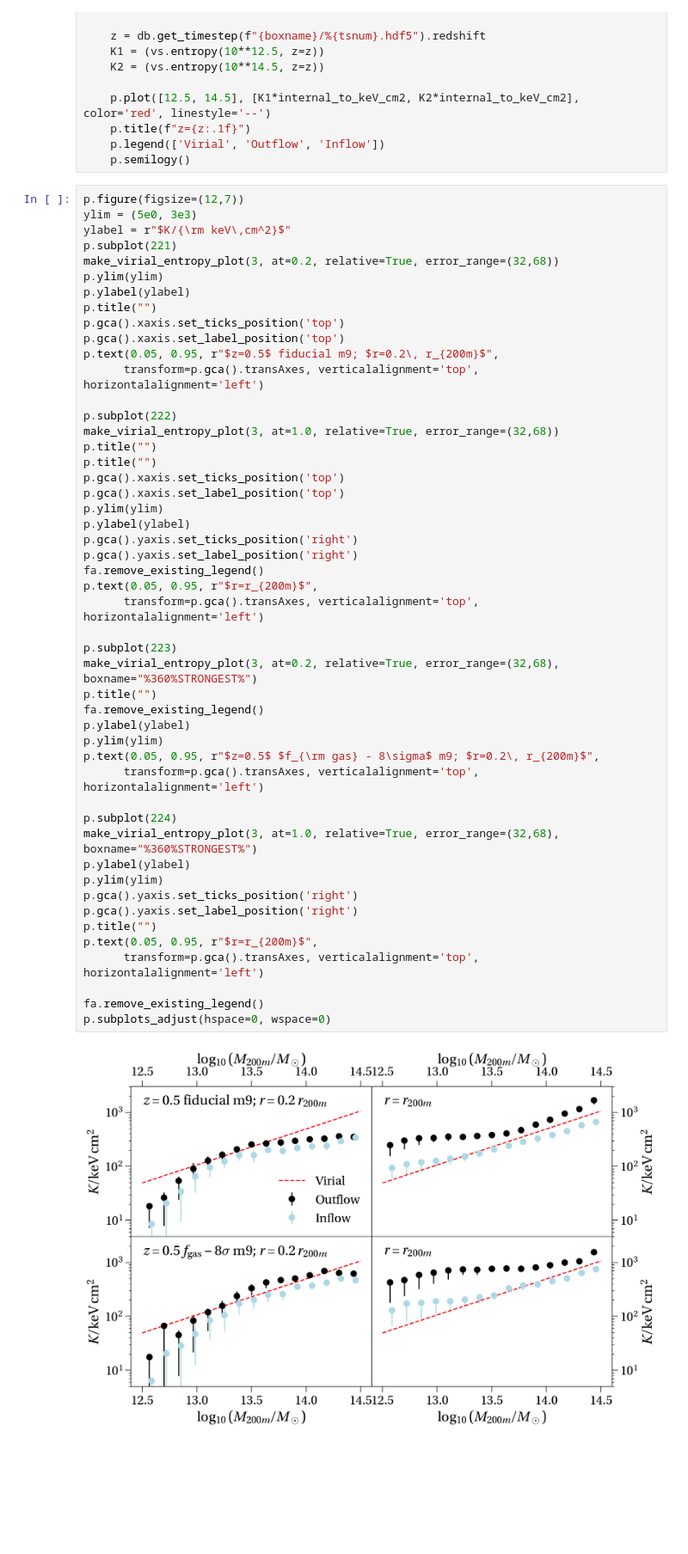
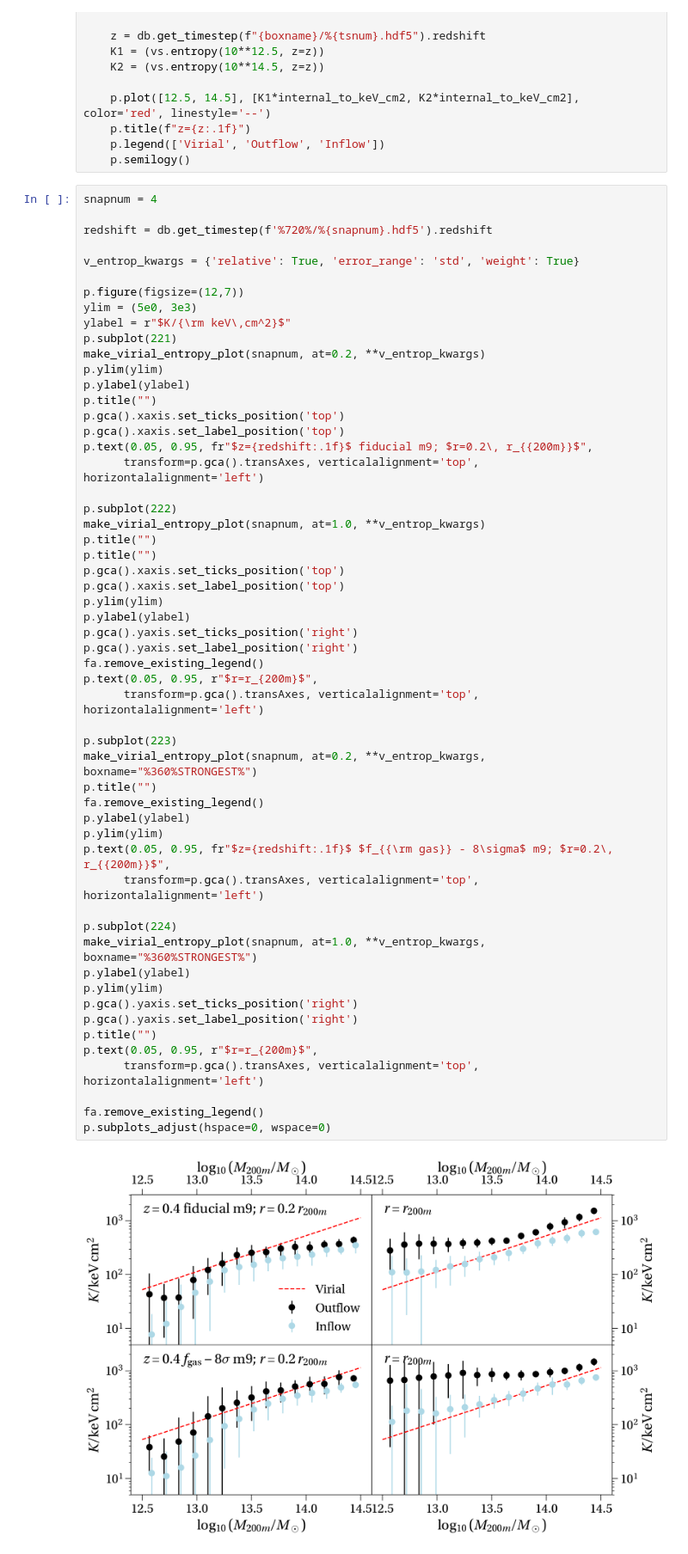
Before and after one commit to apontzen/flamingo_tangos_properties, a Jupyter notebook: paper_plots.ipynb, the cells around one changed output. Shown at 86% size. Drawn from its saved outputs; the diff is of its cells as text; blank space fills up the shorter version.

Commit message:
Add new paper_plots notebook

```diff
--- a/paper_plots.ipynb
+++ b/paper_plots.ipynb
@@ -293,53 +293,59 @@ def make_virial_entropy_plot(tsnum, at=1.0, relative=True, boxname=r"%360%FIDUCI
     p.legend(['Virial', 'Outflow', 'Inflow'])
     p.semilogy()
 # %%
+snapnum = 4
+
+redshift = db.get_timestep(f'%720%/%{snapnum}.hdf5').redshift
+
+v_entrop_kwargs = {'relative': True, 'error_range': 'std', 'weight': True}
+
 p.figure(figsize=(12,7))
 ylim = (5e0, 3e3)
 ylabel = r"$K/{\rm keV\,cm^2}$"
 p.subplot(221)
-make_virial_entropy_plot(3, at=0.2, relative=True, error_range=(32,68))
+make_virial_entropy_plot(snapnum, at=0.2, **v_entrop_kwargs)
 p.ylim(ylim)
 p.ylabel(ylabel)
 p.title("")
 p.gca().xaxis.set_ticks_position('top')
 p.gca().xaxis.set_label_position('top')
-p.text(0.05, 0.95, r"$z=0.5$ fiducial m9; $r=0.2\, r_{200m}$",
+p.text(0.05, 0.95, fr"$z={redshift:.1f}$ fiducial m9; $r=0.2\, r_{{200m}}$",
       transform=p.gca().transAxes, verticalalignment='top', horizontalalignment='left')
 
 p.subplot(222)
-make_virial_entropy_plot(3, at=1.0, relative=True, error_range=(32,68))
+make_virial_entropy_plot(snapnum, at=1.0, **v_entrop_kwargs)
 p.title("")
 p.title("")
 p.gca().xaxis.set_ticks_position('top')
 p.gca().xaxis.set_label_position('top')
 p.ylim(ylim)
 p.ylabel(ylabel)
 p.gca().yaxis.set_ticks_position('right')
 p.gca().yaxis.set_label_position('right')
 fa.remove_existing_legend()
 p.text(0.05, 0.95, r"$r=r_{200m}$",
       transform=p.gca().transAxes, verticalalignment='top', horizontalalignment='left')
 
 p.subplot(223)
-make_virial_entropy_plot(3, at=0.2, relative=True, error_range=(32,68), boxname="%360%STRONGEST%")
+make_virial_entropy_plot(snapnum, at=0.2, **v_entrop_kwargs, boxname="%360%STRONGEST%")
 p.title("")
 fa.remove_existing_legend()
 p.ylabel(ylabel)
 p.ylim(ylim)
-p.text(0.05, 0.95, r"$z=0.5$ $f_{\rm gas} - 8\sigma$ m9; $r=0.2\, r_{200m}$",
+p.text(0.05, 0.95, fr"$z={redshift:.1f}$ $f_{{\rm gas}} - 8\sigma$ m9; $r=0.2\, r_{{200m}}$",
       transform=p.gca().transAxes, verticalalignment='top', horizontalalignment='left')
 
 p.subplot(224)
-make_virial_entropy_plot(3, at=1.0, relative=True, error_range=(32,68), boxname="%360%STRONGEST%")
+make_virial_entropy_plot(snapnum, at=1.0, **v_entrop_kwargs, boxname="%360%STRONGEST%")
 p.ylabel(ylabel)
 p.ylim(ylim)
 p.gca().yaxis.set_ticks_position('right')
 p.gca().yaxis.set_label_position('right')
 p.title("")
 p.text(0.05, 0.95, r"$r=r_{200m}$",
       transform=p.gca().transAxes, verticalalignment='top', horizontalalignment='left')
 
 fa.remove_existing_legend()
 p.subplots_adjust(hspace=0, wspace=0)
 # %% [output]
-[figure, old version]
+[figure, new version]
```
